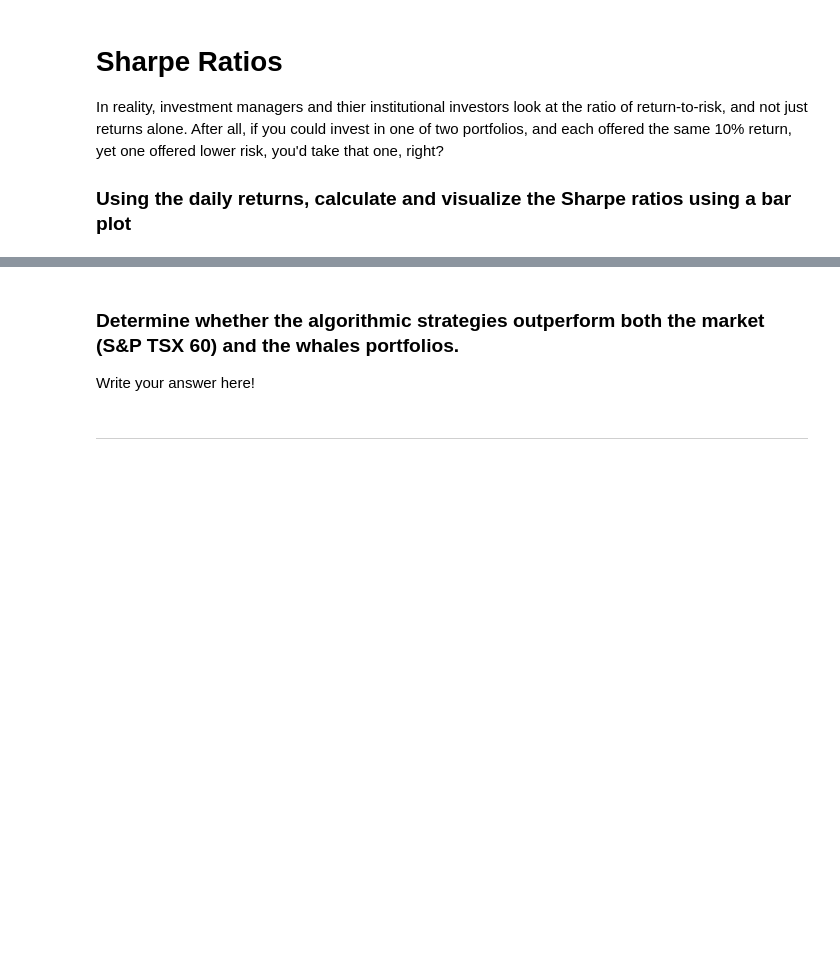
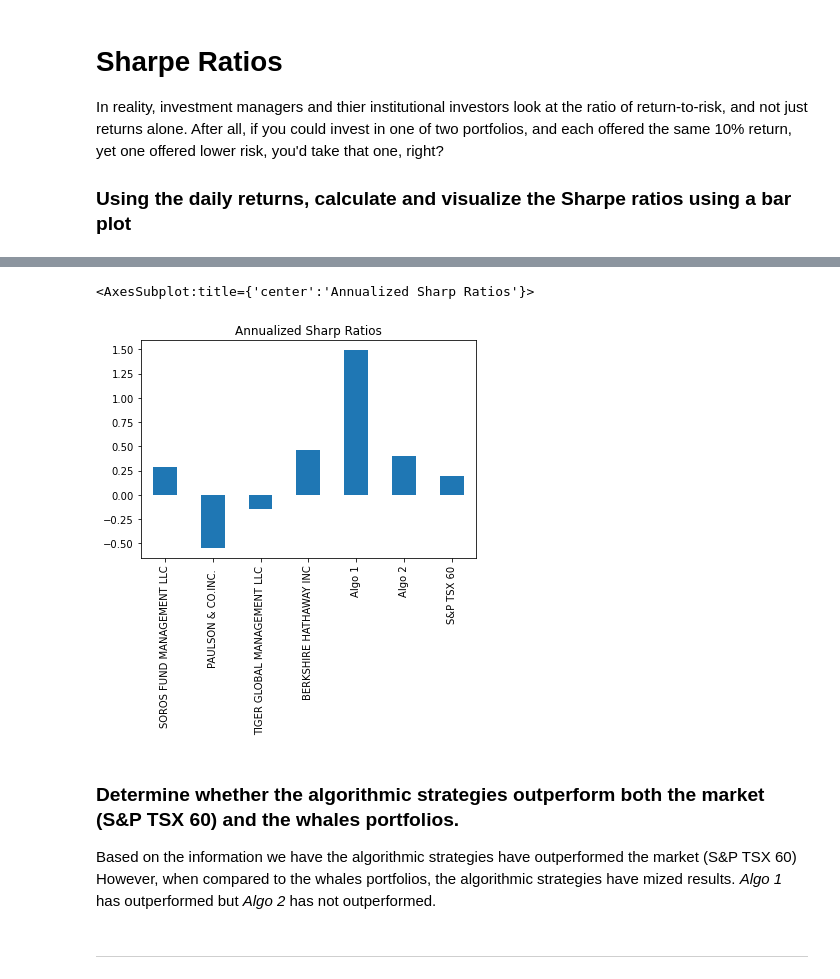
Before and after one commit to nomadic-me/Whale-Off-The-Portfolio, a Jupyter notebook: whale_analysis.ipynb, the cells around one changed output, grey strips where cells are left out. Drawn from its saved outputs; the diff is of its cells as text; code cells hidden in the pictures; blank space fills up the shorter version.

```diff
--- a/whale_analysis.ipynb
+++ b/whale_analysis.ipynb
@@ -594,0 +599,6 @@ In reality, investment managers and thier institutional investors look at the ra
+# %%
+# Annualized Sharpe Ratios
+#Here we treat the risk-free return to be zero!
+sharpe_ratios = ((df_consolidated.mean() - 0) * 252) / (df_consolidated.std() * np.sqrt(252))
+
+sharpe_ratios
@@ -595,9 +614,14 @@ In reality, investment managers and thier institutional investors look at the ra
 # %%
 # Visualize the sharpe ratios as a bar plot
+sharpe_ratios.plot(kind="bar", title="Annualized Sharp Ratios")
+# %% [output]
+<AxesSubplot:title={'center':'Annualized Sharp Ratios'}>
+[figure, added]
 # %% [markdown]
 ### Determine whether the algorithmic strategies outperform both the market (S&P TSX 60) and the whales portfolios.
 
-Write your answer here!
+Based on the information we have the algorithmic strategies have outperformed the market (S&P TSX 60)
+However, when compared to the whales portfolios, the algorithmic strategies have mized results. *Algo 1* has outperformed but *Algo 2* has not outperformed.
 # %% [markdown]
 ---
 # %% [markdown]
```
Also changed, not shown: parts of 4 cells of this notebook.
